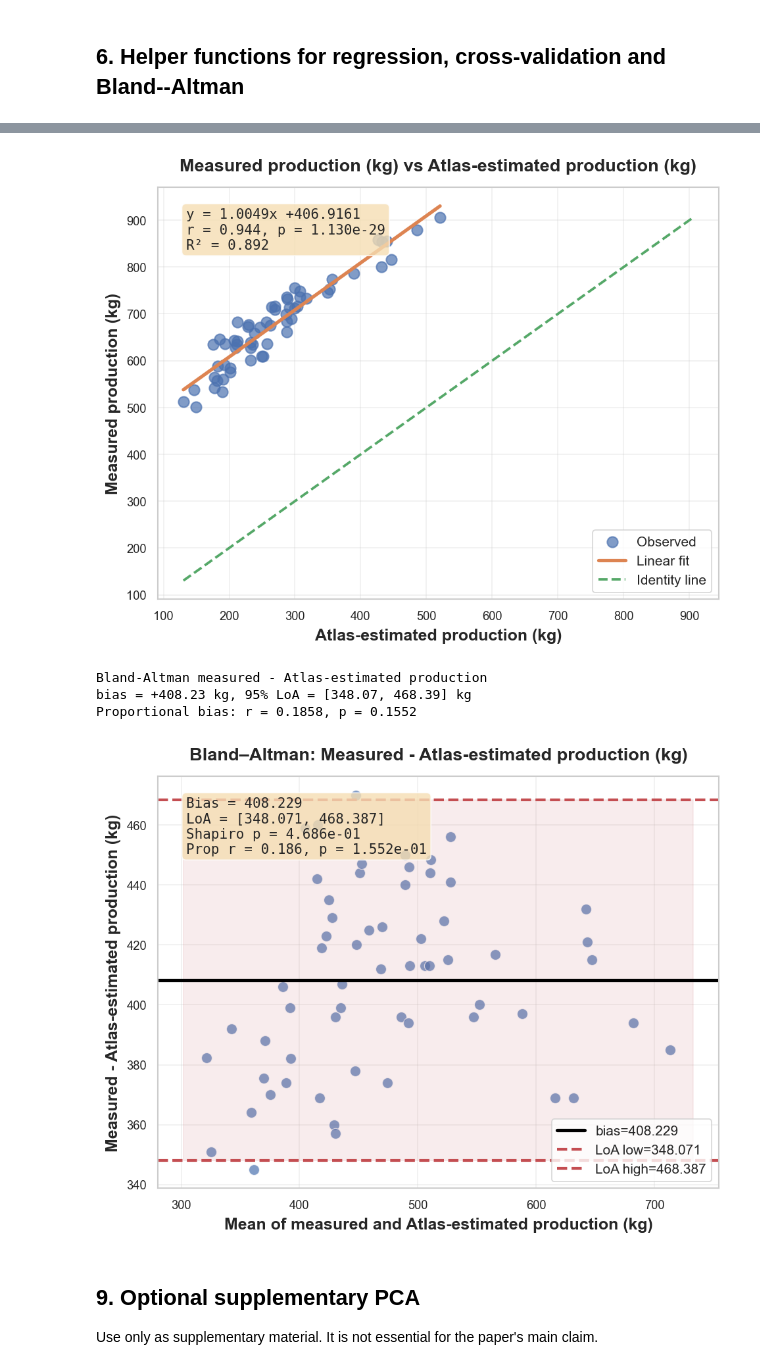
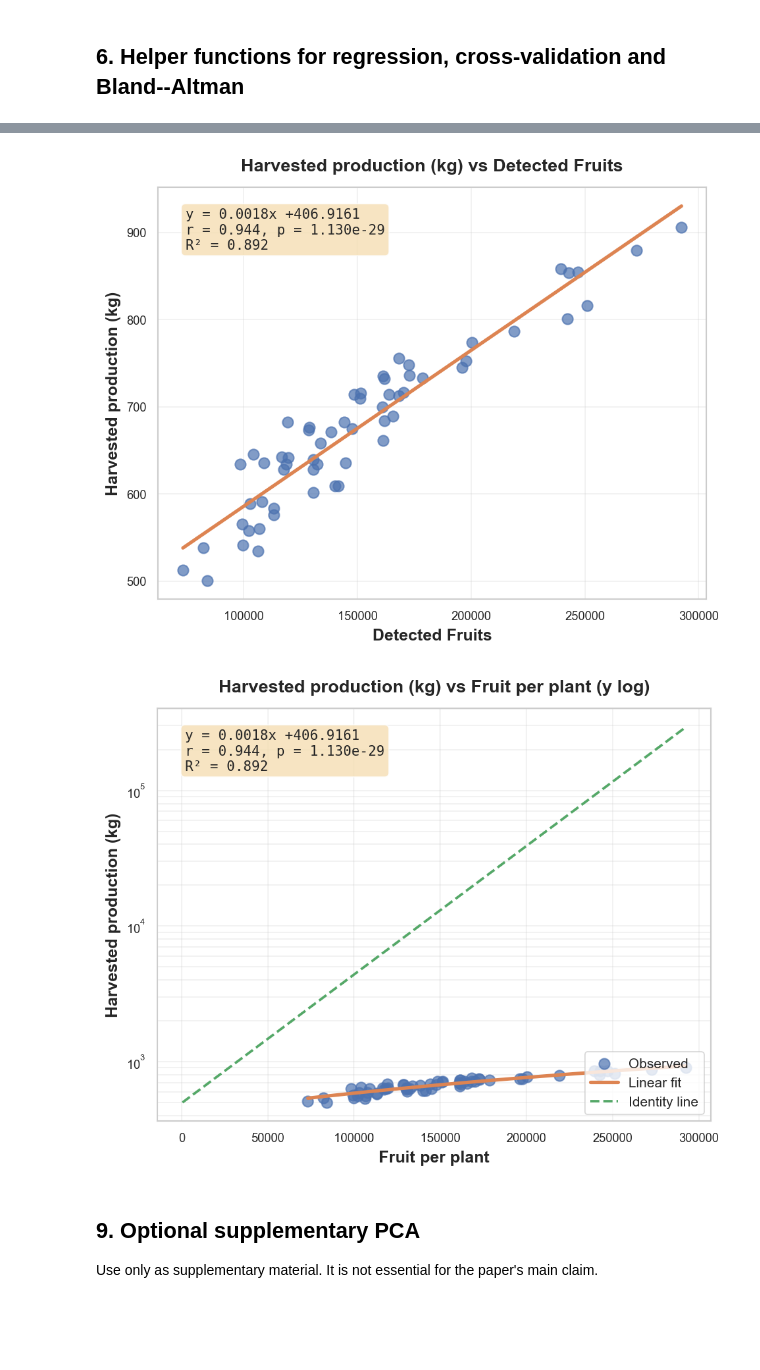
Before and after one commit to nicoladilillo/ATLAS_Maturity_Index_Olive, a Jupyter notebook: olive_atlas_analysis.ipynb, the cells around one changed output, grey strips where cells are left out. Drawn from its saved outputs; the diff is of its cells as text; code cells hidden in the pictures; blank space fills up the shorter version.

```diff
--- a/olive_atlas_analysis.ipynb
+++ b/olive_atlas_analysis.ipynb
@@ -149,7 +161,7 @@ class_matrix = agg[CL_COLS].values.astype(float)
 agg['Atlas_detected_olives'] = class_matrix.sum(axis=1)
 agg['MI_Garcia'] = (class_matrix @ class_weights) / agg['Atlas_detected_olives'].replace(0, np.nan)
 
-# Visual MI: average side values, unless you later add raw visual class counts.
+# Manual MI: average side values, unless you later add raw manual class counts.
 if 'MI_Visual' in raw.columns:
     agg['MI_Visual'] = g['MI_Visual'].mean().values
 
@@ -166,11 +178,14 @@ if 'Color Index' in raw.columns:
         return np.average(x[ok], weights=w[ok])
     agg['Color_Index'] = tmp.groupby('subsection_id').apply(weighted_ci).values
 
-# Atlas production: prefer the precomputed both-face value; otherwise sum side-level production.
+# Cartographer production measure: prefer the precomputed both-face value; otherwise sum side-level production.
 if 'Atlas_production_both_faces_kg' in raw.columns:
     agg['Atlas_estimated_production_kg'] = g['Atlas_production_both_faces_kg'].agg(first_valid).values
 elif 'Atlas_production_side_kg' in raw.columns:
     agg['Atlas_estimated_production_kg'] = g['Atlas_production_side_kg'].sum().values
+
+if 'N. frutti' in raw.columns:
+    agg['Detected_Fruits'] = g['N. frutti'].sum().values
 
 # Measured production: usually available once per pair.
 if 'Measured_production_kg' in raw.columns:
@@ -428,24 +539,32 @@ Shapiro-Wilk W = 0.8595, p = 5.875e-06
 # %%
 if {'Atlas_estimated_production_kg','Measured_production_kg'}.issubset(agg.columns):
-    prod = agg[['Atlas_estimated_production_kg','Measured_production_kg']].dropna()
+    prod = agg[['Atlas_estimated_production_kg','Measured_production_kg', 'Detected_Fruits']].dropna().copy()
+    prod = prod.rename(columns={
+        'Atlas_estimated_production_kg': 'cartographer_detections',
+        'Measured_production_kg': 'measured_production_kg',
+        'Detected_Fruits': 'Detected_Fruits'
+    })
     print('Production descriptive statistics:')
     print(prod.describe().round(2))
     prod.describe().round(3).to_csv(TAB_DIR / 'production_descriptive_statistics.csv')
 
-    res_prod = regression_with_cv(agg, 'Atlas_estimated_production_kg', 'Measured_production_kg')
-    print('Measured production ~ Atlas-estimated production')
+    res_prod = regression_with_cv(prod, 'Detected_Fruits', 'measured_production_kg')
+    print('Field-measured production ~ Cartographer fruit detections')
     print(f"n = {len(res_prod['data'])}")
-    print(f"Equation: y = {res_prod['slope']:.4f}x {res_prod['intercept']:+.4f}")
+    print(f"Equation: predicted_production_kg = {res_prod['slope']:.4f} x detections {res_prod['intercept']:+.4f}")
     print(f"Pearson r = {res_prod['r']:.4f}, p = {res_prod['p']:.3e}, R2 = {res_prod['r2']:.4f}, RMSE = {res_prod['rmse']:.4f} kg")
-    print(f"5-fold CV R2 = {res_prod['cv_r2_mean']:.4f} ± {res_prod['cv_r2_sd']:.4f}")
-    print(f"5-fold CV RMSE = {res_prod['cv_rmse_mean']:.4f} ± {res_prod['cv_rmse_sd']:.4f} kg")
-    plot_regression(res_prod, 'Atlas_estimated_production_kg', 'Measured_production_kg', 'corr_fig3_production_estimated_vs_measured.pdf', 'Atlas-estimated production (kg)', 'Measured production (kg)', identity=True)
+    print(f"5-fold CV R2 = {res_prod['cv_r2_mean']:.4f} +/- {res_prod['cv_r2_sd']:.4f}")
+    print(f"5-fold CV RMSE = {res_prod['cv_rmse_mean']:.4f} +/- {res_prod['cv_rmse_sd']:.4f} kg")
+    plot_regression(res_prod, 'Detected_Fruits', 'measured_production_kg', 'corr_fig3_production_estimated_vs_measured.pdf', 'Detected Fruits', 'Harvested production (kg)', identity=False)
+    plot_regression(res_prod, 'Detected_Fruits', 'measured_production_kg', 'corr_fig3_production_estimated_vs_measured_identity.pdf', 'Fruit per plant', 'Harvested production (kg)', identity=True, y_log=True)
 
-    # Bias defined as measured minus estimated to quantify underestimation by Atlas.
-    ba_prod = bland_altman(agg['Measured_production_kg'], agg['Atlas_estimated_production_kg'])
-    print('Bland-Altman measured - Atlas-estimated production')
-    print(f"bias = {ba_prod['bias']:+.2f} kg, 95% LoA = [{ba_prod['loa_low']:.2f}, {ba_prod['loa_high']:.2f}] kg")
-    print(f"Proportional bias: r = {ba_prod['prop_r']:.4f}, p = {ba_prod['prop_p']:.4f}")
-    plot_bland_altman(ba_prod, 'corr_fig6_bland_altman_production.pdf', 'Mean of measured and Atlas-estimated production (kg)', 'Measured - Atlas-estimated production (kg)')
+    # detections = prod['Fruit_per_plant'].astype(float)
+    # measured = prod['measured_production_kg'].astype(float)
+    # predicted = res_prod['model'].predict(detections.to_frame())
+    # ba_prod = bland_altman(measured, predicted)
+    # print('Bland-Altman field-measured production - predicted production from calibration model')
+    # print(f"bias = {ba_prod['bias']:+.2f} kg, 95% LoA = [{ba_prod['loa_low']:.2f}, {ba_prod['loa_high']:.2f}] kg")
+    # print(f"Proportional bias: r = {ba_prod['prop_r']:.4f}, p = {ba_prod['prop_p']:.4f}")
+    # plot_bland_altman(ba_prod, 'corr_fig6_bland_altman_production.pdf', 'Mean Predicted Production from Calibration Model (kg)', 'Field-Measured Production (kg) - Predicted Production (kg)')
 # %% [output]
 Production descriptive statistics:
@@ -467,8 +586,5 @@ Pearson r = 0.9443, p = 1.130e-29, R2 = 0.8916, RMSE = 30.4332 kg
-[figure, old version]
+[figure, new version]
-Bland-Altman measured - Atlas-estimated production
-bias = +408.23 kg, 95% LoA = [348.07, 468.39] kg
-Proportional bias: r = 0.1858, p = 0.1552
-[figure, old version]
+[figure, new version]
 # %% [markdown]
 ## 9. Optional supplementary PCA
 
```
Also changed, not shown: parts of 13 cells of this notebook, 2 other files.
